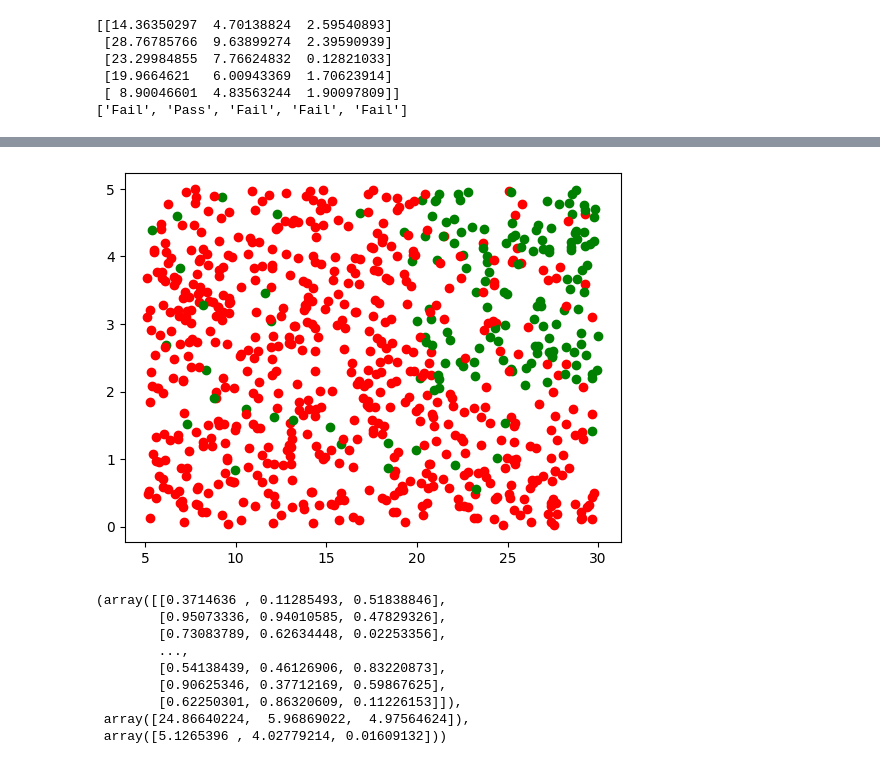
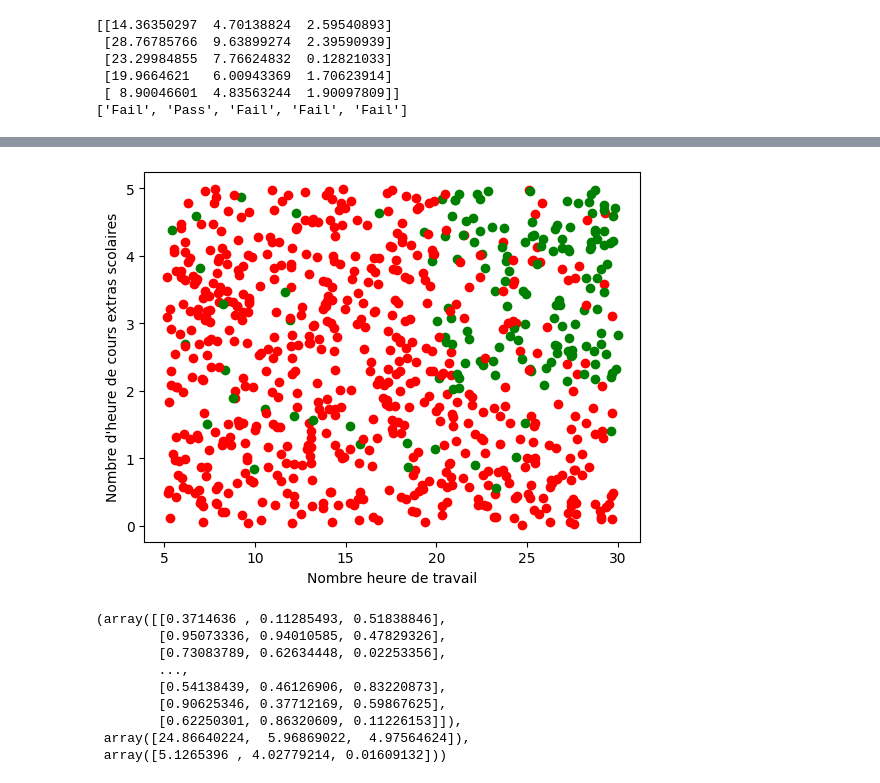
Before and after one commit to BiPaulEr/MachineLearning, a Jupyter notebook: Exercice/correction/KNN/knnn.ipynb, the cells around one changed output, grey strips where cells are left out. Drawn from its saved outputs; the diff is of its cells as text; code cells hidden in the pictures.

```diff
--- a/Exercice/correction/KNN/knnn.ipynb
+++ b/Exercice/correction/KNN/knnn.ipynb
@@ -74,14 +78,16 @@ plt.show()
 # %%
 fig = plt.figure()
 ax = fig.add_subplot(111)
 for i, input in enumerate(inputMat):
     label = classLabelVector[i]
     index = label_map[label]
     color = colors[index]
     ax.scatter(input[0], input[2], color = color)
+ax.set_xlabel("Nombre heure de travail")
+ax.set_ylabel("Nombre d'heure de cours extras scolaires")
 plt.show()
 # %% [output]
-[figure, old version]
+[figure, new version]
 # %%
 def autoNorm(dataSet):
     minVals = dataSet.min(0)
```
Also changed, not shown: parts of 3 cells of this notebook, 1 other file.
